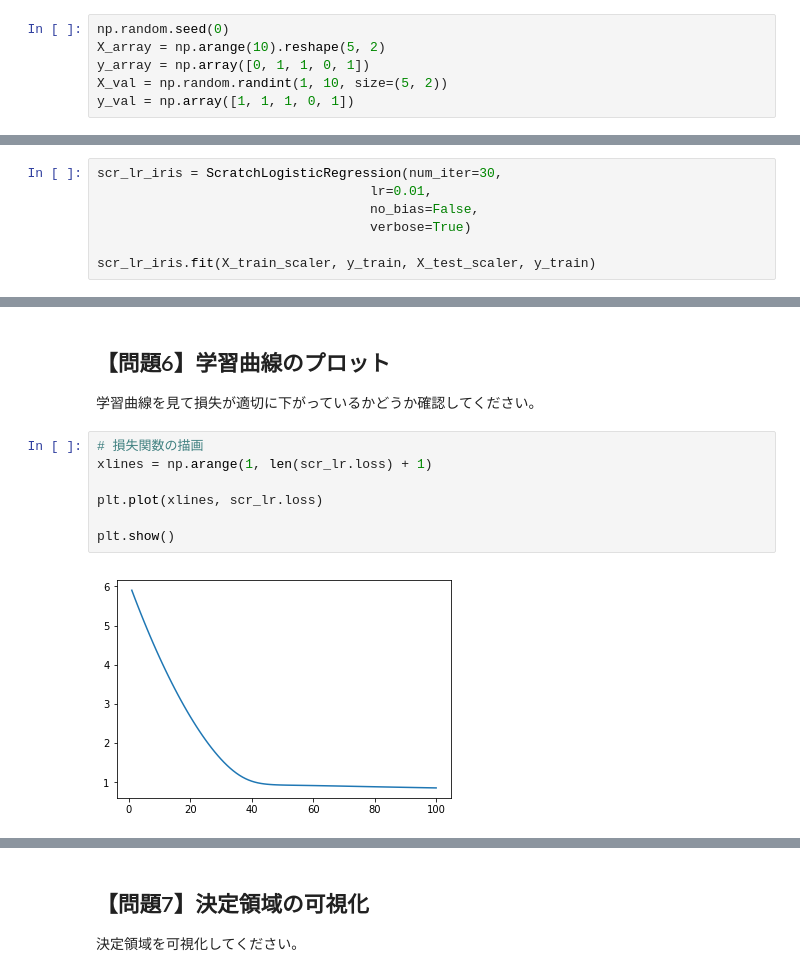
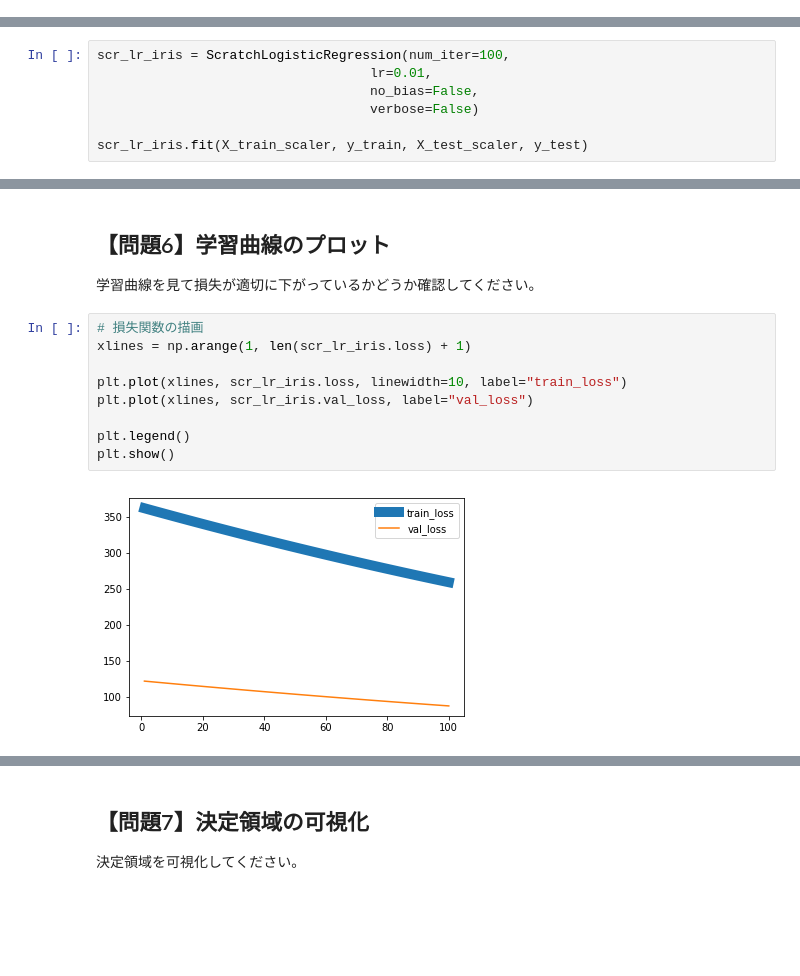
Before and after one commit to adachione/diveintocode-ml, a Jupyter notebook: Sprint/Sprint_機械学習スクラッチ ロジスティック回帰.ipynb, the cells around one changed output, grey strips where cells are left out. Cells and saved outputs as stored; diff of their text form; blank space fills up the shorter version.

```diff
--- a/Sprint/Sprint_機械学習スクラッチ ロジスティック回帰.ipynb
+++ b/Sprint/Sprint_機械学習スクラッチ ロジスティック回帰.ipynb
@@ -69,6 +69,0 @@ import seaborn as sns
-# %%
-np.random.seed(0)
-X_array = np.arange(10).reshape(5, 2)
-y_array = np.array([0, 1, 1, 0, 1])
-X_val = np.random.randint(1, 10, size=(5, 2))
-y_val = np.array([1, 1, 1, 0, 1])
@@ -633,7 +595,7 @@ class ScratchLogisticRegression():
 # %%
-scr_lr_iris = ScratchLogisticRegression(num_iter=30,
+scr_lr_iris = ScratchLogisticRegression(num_iter=100,
                                    lr=0.01,
                                    no_bias=False,
-                                   verbose=True)
+                                   verbose=False)
 
-scr_lr_iris.fit(X_train_scaler, y_train, X_test_scaler, y_train)
+scr_lr_iris.fit(X_train_scaler, y_train, X_test_scaler, y_test)
@@ -710,10 +627,12 @@ array([2.19339321e-01, 9.38119682e-01, 2.50705273e-01, 9.74037431e-01,
 学習曲線を見て損失が適切に下がっているかどうか確認してください。
 # %%
 # 損失関数の描画
-xlines = np.arange(1, len(scr_lr.loss) + 1)
+xlines = np.arange(1, len(scr_lr_iris.loss) + 1)
 
-plt.plot(xlines, scr_lr.loss)
+plt.plot(xlines, scr_lr_iris.loss, linewidth=10, label="train_loss")
+plt.plot(xlines, scr_lr_iris.val_loss, label="val_loss")
 
+plt.legend()
 plt.show()
 # %% [output]
-[figure, old version]
+[figure, new version]
```
Also changed, not shown: parts of 33 cells of this notebook.
